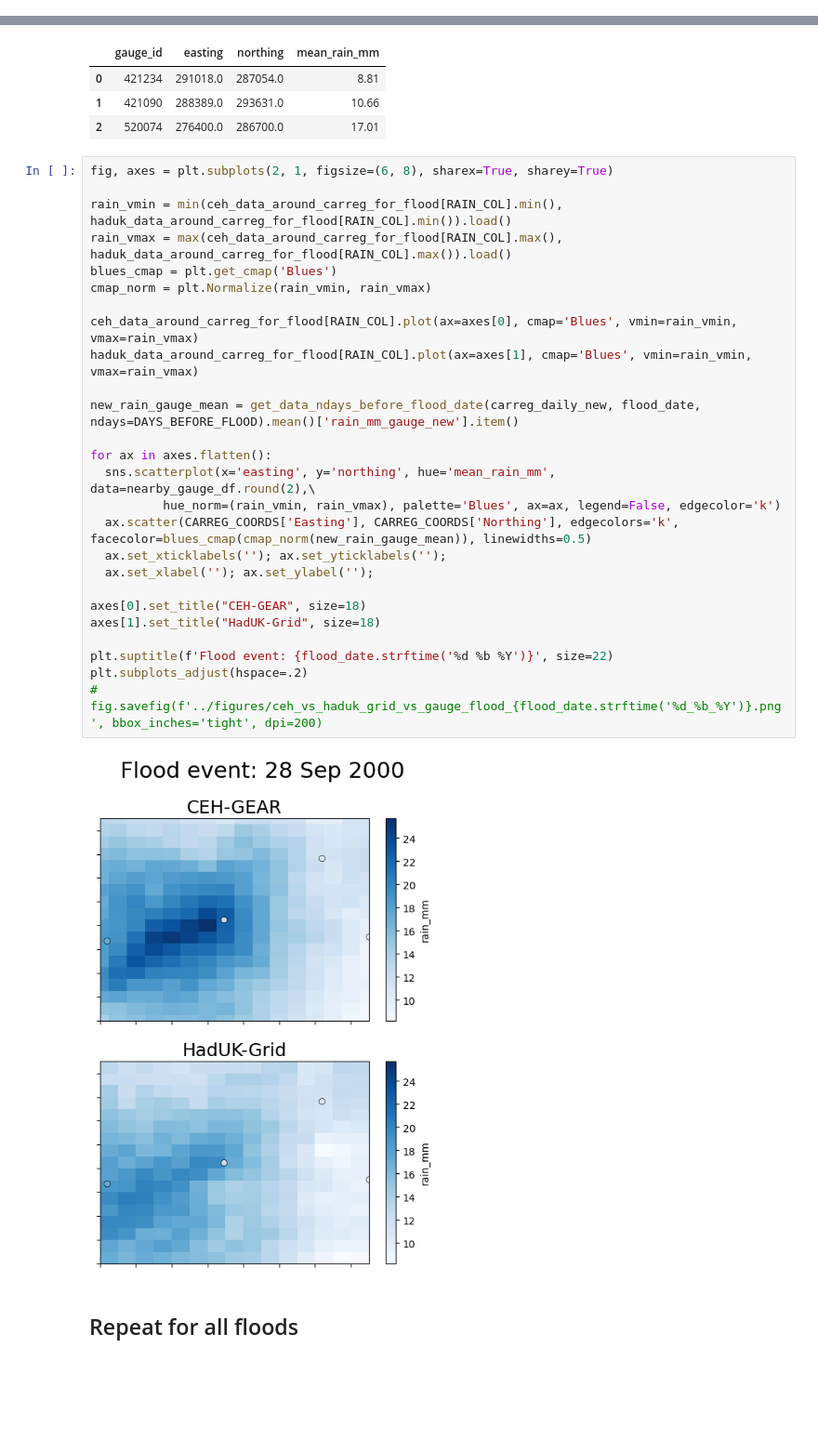
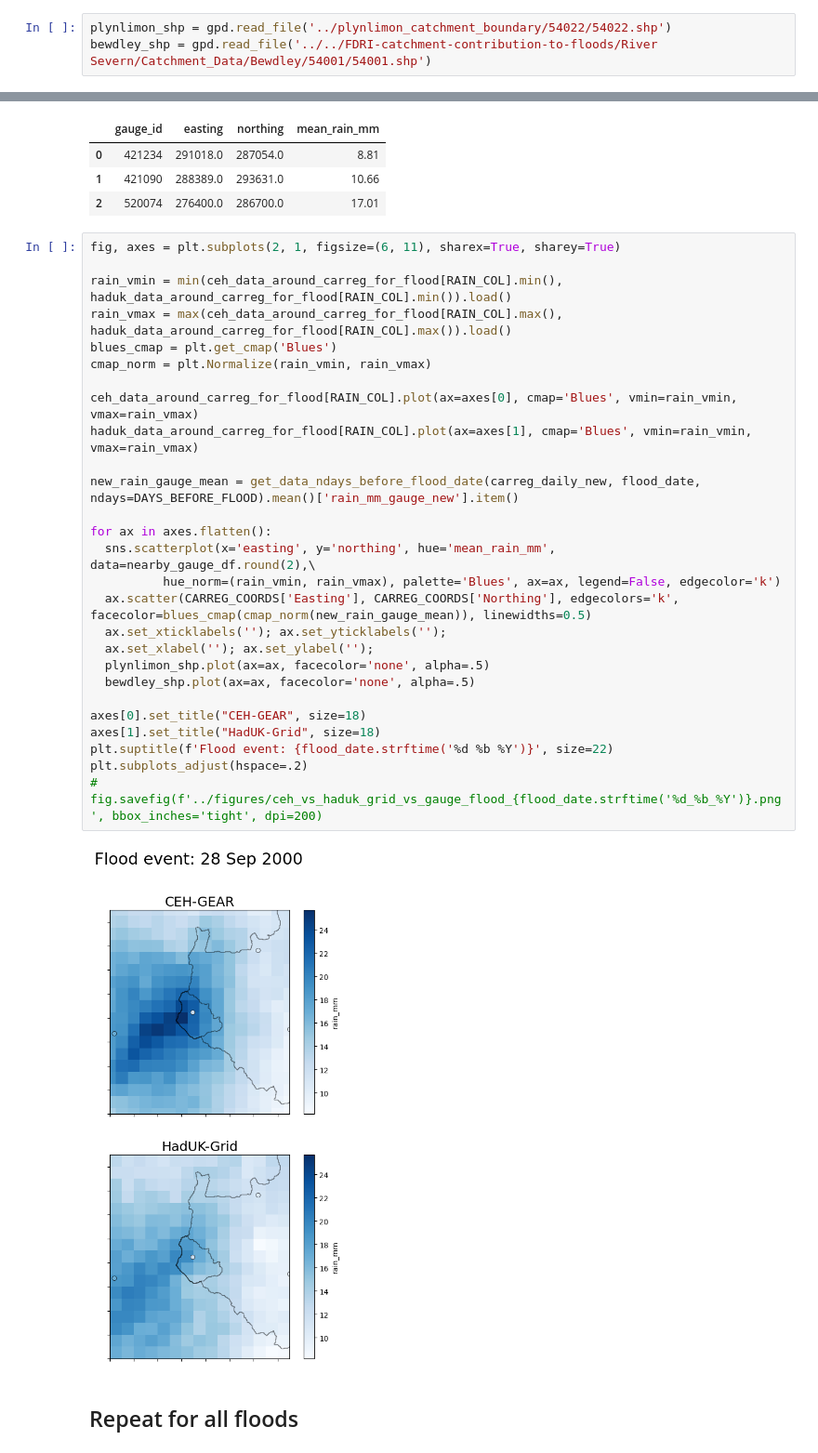
Before and after one commit to Thomasjkeel/FDRI-comparing-rainfall-data-in-upper-severn, a Jupyter notebook: notebooks/Carreg_wen_gauge_vs_grid.ipynb, the cells around one changed output, grey strips where cells are left out. Shown at 93% size. Cells and saved outputs as stored; diff of their text form; blank space fills up the shorter version.

Commit message:
update figures

```diff
--- a/notebooks/Carreg_wen_gauge_vs_grid.ipynb
+++ b/notebooks/Carreg_wen_gauge_vs_grid.ipynb
@@ -58,3 +61,6 @@ haduk_plynlimon = haduk_plynlimon.drop_vars(('latitude', 'longitude'))
+# %%
+plynlimon_shp = gpd.read_file('../plynlimon_catchment_boundary/54022/54022.shp')
+bewdley_shp = gpd.read_file('../../FDRI-catchment-contribution-to-floods/River Severn/Catchment_Data/Bewdley/54001/54001.shp')
 # %% [markdown]
 ## Load Gauge data
 # %%
@@ -676,33 +682,34 @@ nearby_gauge_df.round(2)
 | 1 | 421090 | 288389.0 | 293631.0 | 10.66 |
 | 2 | 520074 | 276400.0 | 286700.0 | 17.01 |
 # %%
-fig, axes = plt.subplots(2, 1, figsize=(6, 8), sharex=True, sharey=True)
+fig, axes = plt.subplots(2, 1, figsize=(6, 11), sharex=True, sharey=True)
 
 rain_vmin = min(ceh_data_around_carreg_for_flood[RAIN_COL].min(), haduk_data_around_carreg_for_flood[RAIN_COL].min()).load()
 rain_vmax = max(ceh_data_around_carreg_for_flood[RAIN_COL].max(), haduk_data_around_carreg_for_flood[RAIN_COL].max()).load()
 blues_cmap = plt.get_cmap('Blues')
 cmap_norm = plt.Normalize(rain_vmin, rain_vmax)
 
 ceh_data_around_carreg_for_flood[RAIN_COL].plot(ax=axes[0], cmap='Blues', vmin=rain_vmin, vmax=rain_vmax)
 haduk_data_around_carreg_for_flood[RAIN_COL].plot(ax=axes[1], cmap='Blues', vmin=rain_vmin, vmax=rain_vmax)
 
 new_rain_gauge_mean = get_data_ndays_before_flood_date(carreg_daily_new, flood_date, ndays=DAYS_BEFORE_FLOOD).mean()['rain_mm_gauge_new'].item()
 
 for ax in axes.flatten():
   sns.scatterplot(x='easting', y='northing', hue='mean_rain_mm', data=nearby_gauge_df.round(2),\
           hue_norm=(rain_vmin, rain_vmax), palette='Blues', ax=ax, legend=False, edgecolor='k')
   ax.scatter(CARREG_COORDS['Easting'], CARREG_COORDS['Northing'], edgecolors='k', facecolor=blues_cmap(cmap_norm(new_rain_gauge_mean)), linewidths=0.5)
   ax.set_xticklabels(''); ax.set_yticklabels('');
   ax.set_xlabel(''); ax.set_ylabel('');
+  plynlimon_shp.plot(ax=ax, facecolor='none', alpha=.5)
+  bewdley_shp.plot(ax=ax, facecolor='none', alpha=.5)
 
 axes[0].set_title("CEH-GEAR", size=18)
 axes[1].set_title("HadUK-Grid", size=18)
-
 plt.suptitle(f'Flood event: {flood_date.strftime('%d %b %Y')}', size=22)
 plt.subplots_adjust(hspace=.2)
 # fig.savefig(f'../figures/ceh_vs_haduk_grid_vs_gauge_flood_{flood_date.strftime('%d_%b_%Y')}.png', bbox_inches='tight', dpi=200)
 # %% [output]
-[figure, old version]
+[figure, new version]
 # %% [markdown]
 ## Repeat for all floods
 # %%
```
Also changed, not shown: parts of 3 cells of this notebook, 7 other files.
